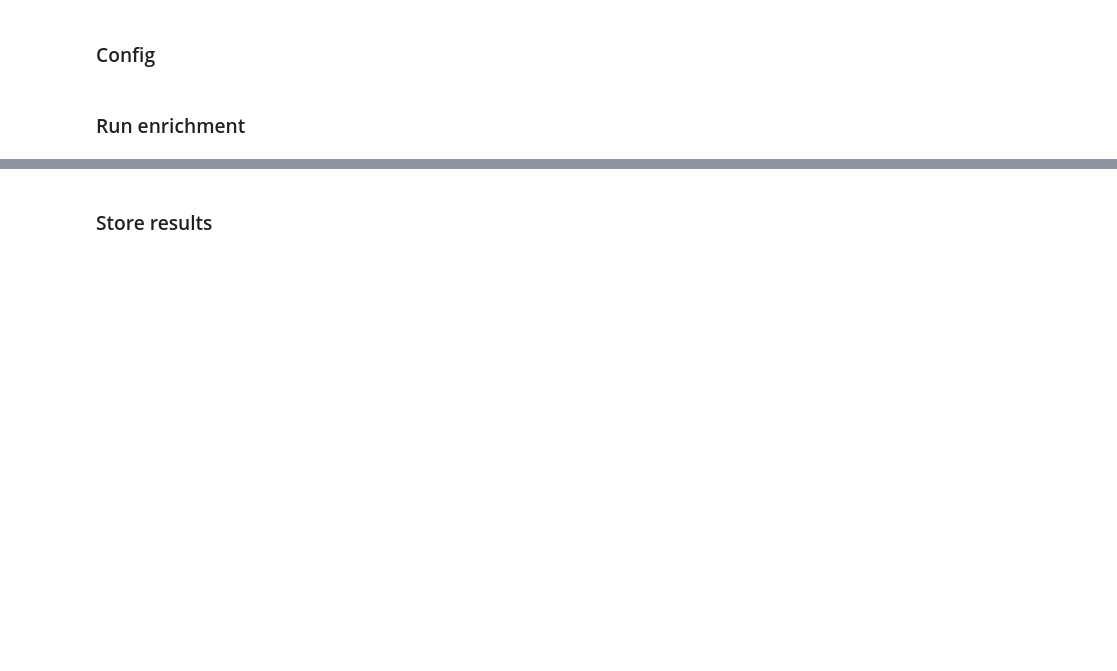
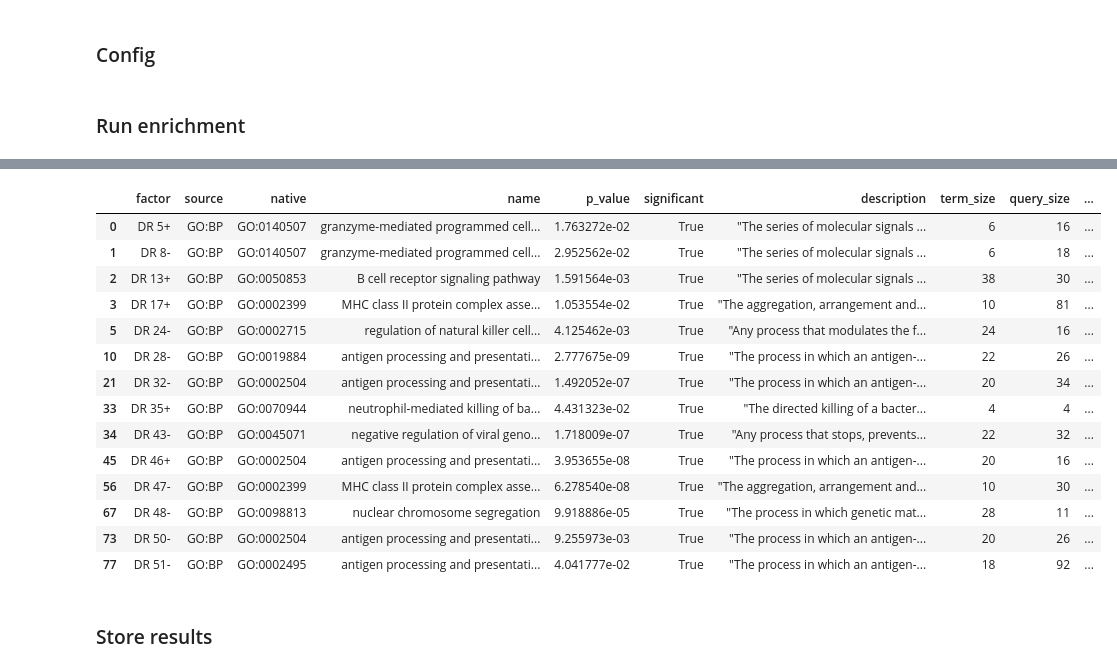
Before and after one commit to theislab/DRVI_tutorials, a Jupyter notebook: identification_of_factors_2_biological_processes.ipynb, the cells around one changed output, grey strips where cells are left out. Drawn from its saved outputs; the diff is of its cells as text; code cells hidden in the pictures; blank space fills up the shorter version.

```diff
--- a/identification_of_factors_2_biological_processes.ipynb
+++ b/identification_of_factors_2_biological_processes.ipynb
@@ -259,3 +292,23 @@ g:Profiler significant factor-directions: 14 / 111
+# %%
+# Let's look at the top enriched term for each factor-direction.
+if not gprofiler_results.empty:
+    display(gprofiler_results.drop_duplicates(subset=["factor"], keep="first"))
+# %% [output]
+|  | factor | source | native | name | p_value | significant | description | term_size | query_size | ... |
+| 0 | DR 5+ | GO:BP | GO:0140507 | granzyme-mediated programmed cell... | 1.763272e-02 | True | "The series of molecular signals ... | 6 | 16 | ... |
+| 1 | DR 8- | GO:BP | GO:0140507 | granzyme-mediated programmed cell... | 2.952562e-02 | True | "The series of molecular signals ... | 6 | 18 | ... |
+| 2 | DR 13+ | GO:BP | GO:0050853 | B cell receptor signaling pathway | 1.591564e-03 | True | "The series of molecular signals ... | 38 | 30 | ... |
+| 3 | DR 17+ | GO:BP | GO:0002399 | MHC class II protein complex asse... | 1.053554e-02 | True | "The aggregation, arrangement and... | 10 | 81 | ... |
+| 5 | DR 24- | GO:BP | GO:0002715 | regulation of natural killer cell... | 4.125462e-03 | True | "Any process that modulates the f... | 24 | 16 | ... |
+| 10 | DR 28- | GO:BP | GO:0019884 | antigen processing and presentati... | 2.777675e-09 | True | "The process in which an antigen-... | 22 | 26 | ... |
+| 21 | DR 32- | GO:BP | GO:0002504 | antigen processing and presentati... | 1.492052e-07 | True | "The process in which an antigen-... | 20 | 34 | ... |
+| 33 | DR 35+ | GO:BP | GO:0070944 | neutrophil-mediated killing of ba... | 4.431323e-02 | True | "The directed killing of a bacter... | 4 | 4 | ... |
+| 34 | DR 43- | GO:BP | GO:0045071 | negative regulation of viral geno... | 1.718009e-07 | True | "Any process that stops, prevents... | 22 | 32 | ... |
+| 45 | DR 46+ | GO:BP | GO:0002504 | antigen processing and presentati... | 3.953655e-08 | True | "The process in which an antigen-... | 20 | 16 | ... |
+| 56 | DR 47- | GO:BP | GO:0002399 | MHC class II protein complex asse... | 6.278540e-08 | True | "The aggregation, arrangement and... | 10 | 30 | ... |
+| 67 | DR 48- | GO:BP | GO:0098813 | nuclear chromosome segregation | 9.918886e-05 | True | "The process in which genetic mat... | 28 | 11 | ... |
+| 73 | DR 50- | GO:BP | GO:0002504 | antigen processing and presentati... | 9.255973e-03 | True | "The process in which an antigen-... | 20 | 26 | ... |
+| 77 | DR 51- | GO:BP | GO:0002495 | antigen processing and presentati... | 4.041777e-02 | True | "The process in which an antigen-... | 18 | 92 | ... |
 # %% [markdown]
 ### Store results
 # %%
```
Also changed, not shown: parts of 15 cells of this notebook, 1 other file.
